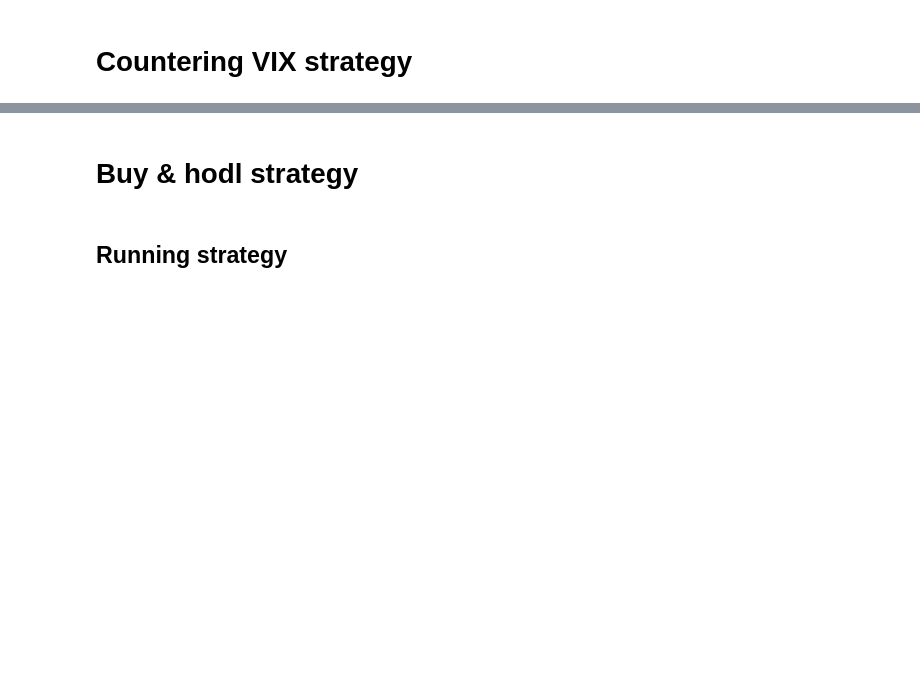
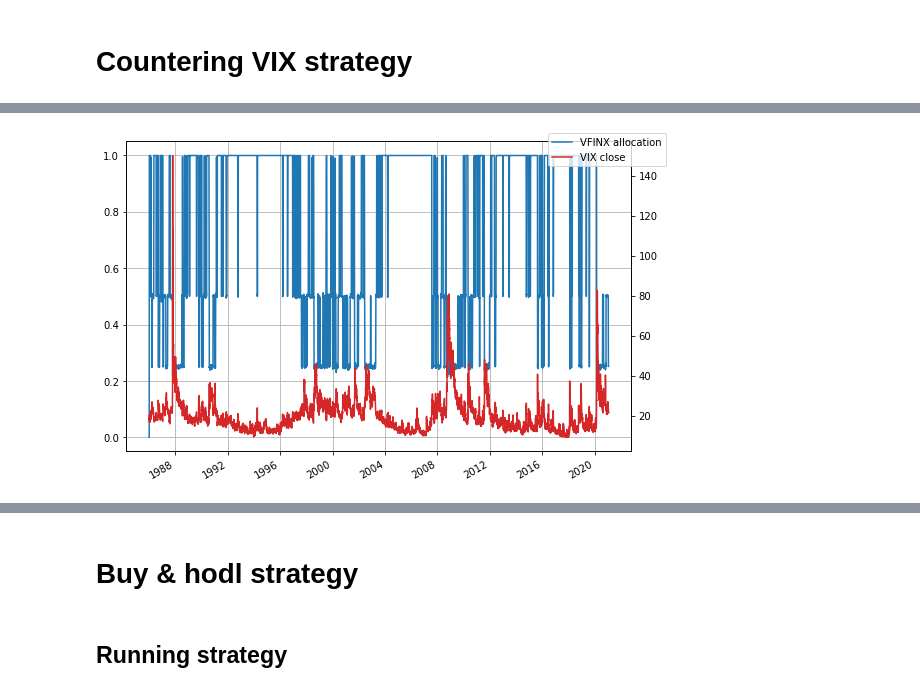
Before and after one commit to Northern125/ffin-task-2022-01, a Jupyter notebook: task_1.ipynb, the cells around one changed output, grey strips where cells are left out. Drawn from its saved outputs; the diff is of its cells as text; code cells hidden in the pictures; blank space fills up the shorter version.

```diff
--- a/task_1.ipynb
+++ b/task_1.ipynb
@@ -134,0 +159,3 @@ plt.show()
+# %%
+vix = vfinx['VIX_Close'].copy()
+opens = vfinx['Open'].copy()
@@ -134,0 +180,17 @@ plt.show()
+# %%
+def calc_alloc(vix, threshs: list):
+    if vix < threshs[0]:
+        alloc = 1
+    elif threshs[0] <= vix < threshs[1]:
+        alloc = .5
+    else:
+        alloc = .25
+
+    return alloc
+
+# kwargs = {'thresh_1': 20, 'thresh_2': 23, 'thresh_3': 50}
+kwargs = {'threshs': [20, 24]}
+# %%
+%%time
+
+my_strat_backtest.run_strategy(vix=vix, calc_alloc=calc_alloc, opens=opens, **kwargs)
@@ -134,0 +200,2 @@ plt.show()
+# %%
+portfolio_ms = my_strat_backtest.get_combined_df()
@@ -134,0 +225,14 @@ plt.show()
+# %%
+fig, ax1 = plt.subplots(figsize=(8, 5))
+ax2 = ax1.twinx()
+
+portfolio_ms['weight']['VFINX'].plot(ax=ax1, label='VFINX allocation')
+vix.plot(ax=ax2, label='VIX close', color='tab:red')
+
+fig.legend()
+ax1.grid()
+# ax2.grid()
+fig.tight_layout()
+plt.show()
+# %% [output]
+[figure, added]
```
Also changed, not shown: parts of 34 cells of this notebook.
